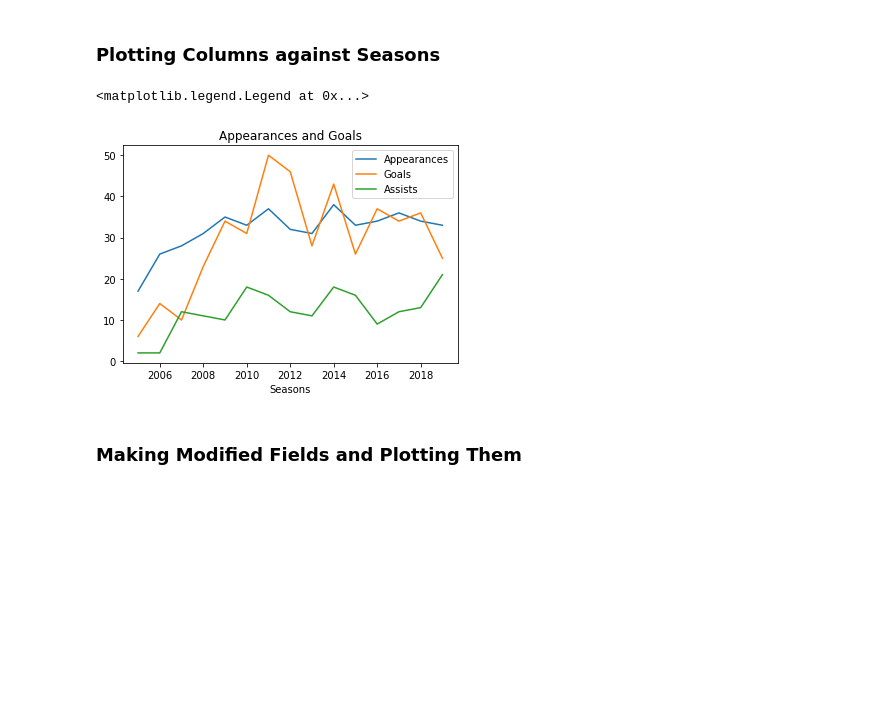
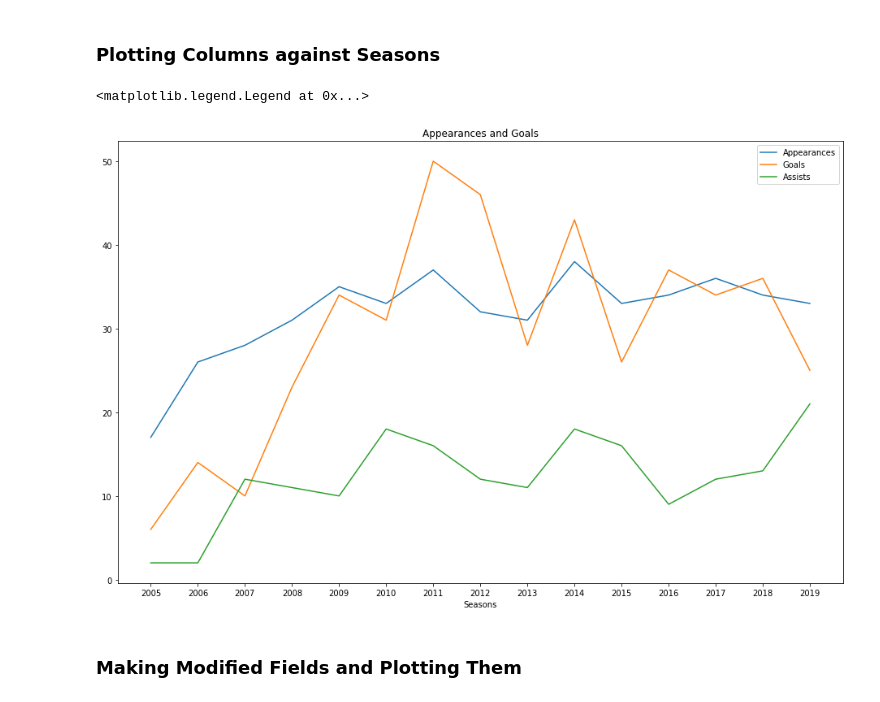
Before and after one commit to Pandey23000Om/European_Football, a Jupyter notebook: Messi_Stats.ipynb, the cells around one changed output. Cells and saved outputs as stored; diff of their text form; code cells hidden in the pictures; blank space fills up the shorter version.

Commit message:
Changed Figure Size of all charts

```diff
--- a/Messi_Stats.ipynb
+++ b/Messi_Stats.ipynb
@@ -40,6 +40,8 @@ messi_dict
   2019]}
 # %%
 messi_df=pd.DataFrame(messi_dict)
+# %%
+messi_df.Seasons = messi_df.Seasons.astype(str)
 # %%
 print(messi_df)
 # %% [output]
@@ -62,15 +64,16 @@ print(messi_df)
 # %% [markdown]
 ### Plotting Columns against Seasons
 # %%
+plt.figure(figsize=(16,10))
 plt.plot(messi_df.Seasons,messi_df.Appearances, label="Appearances")
 plt.plot(messi_df.Seasons,messi_df.Goals, label="Goals")
 plt.plot(messi_df.Seasons,messi_df.Assists, label="Assists")
 plt.title("Appearances and Goals")
 plt.xlabel("Seasons")
 plt.legend()
 # %% [output]
 <matplotlib.legend.Legend at 0x...>
-[figure, old version]
+[figure, new version]
 # %% [markdown]
 ### Making Modified Fields and Plotting Them
 # %%
```
Also changed, not shown: parts of 3 cells of this notebook.
